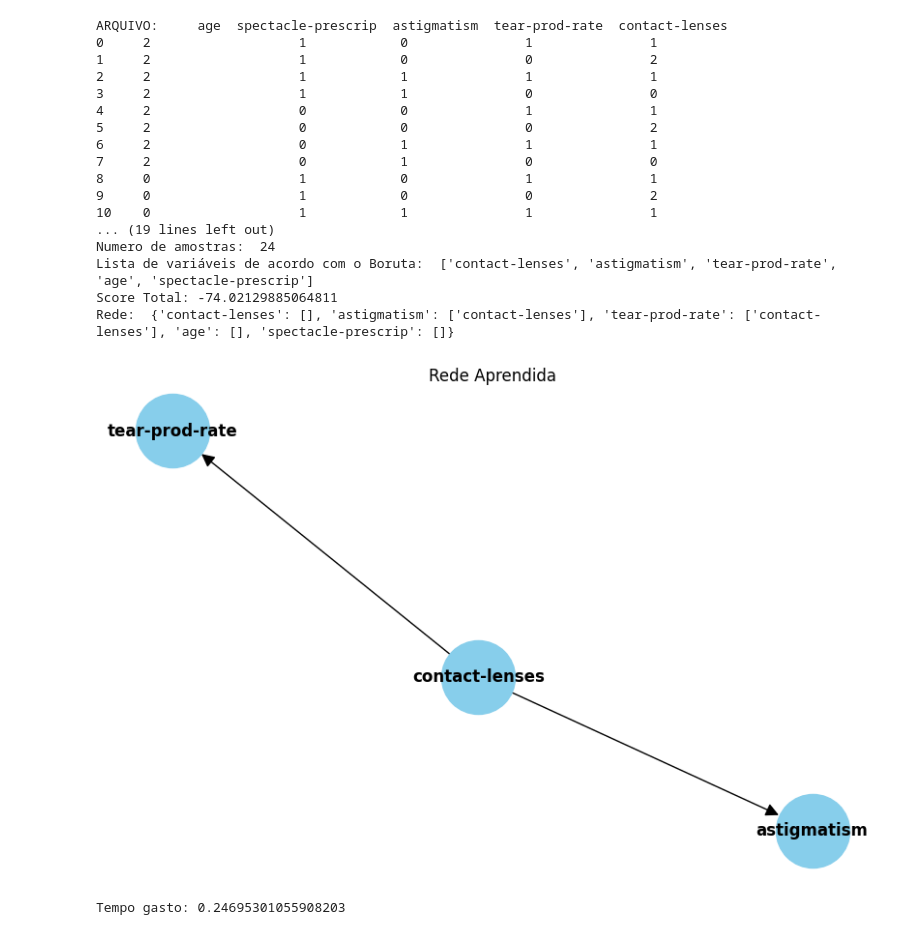
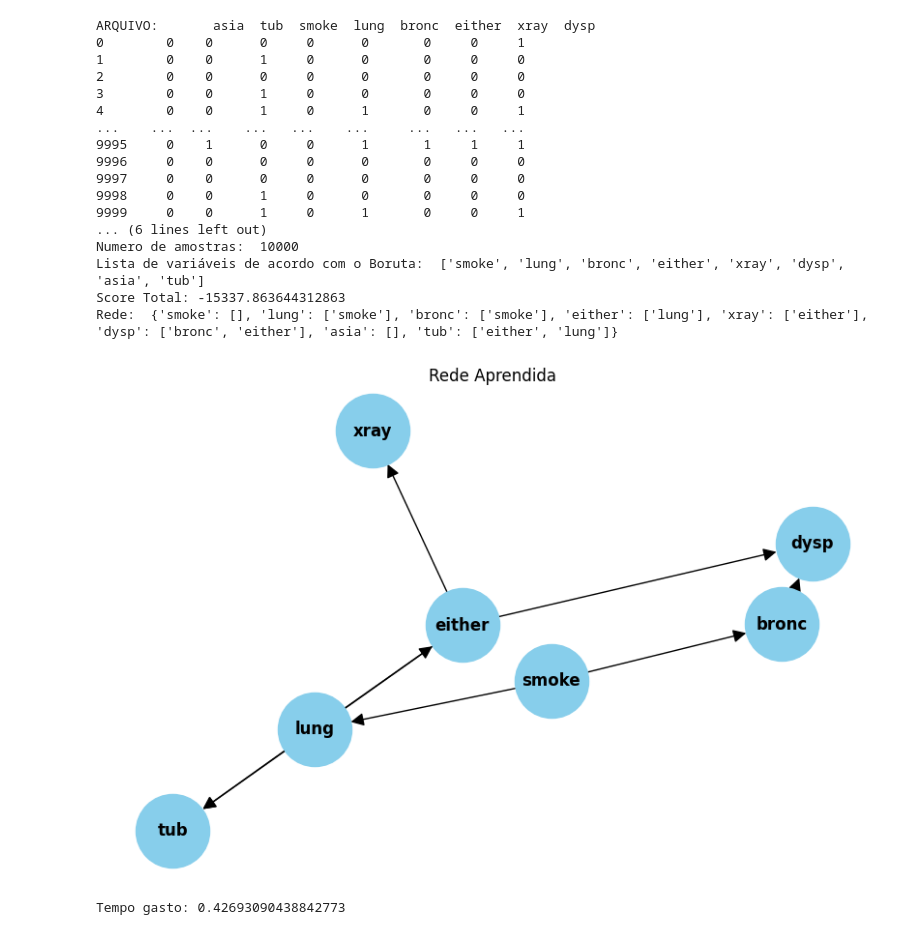
Before and after one commit to PedroMachad02/OrderingVariables, a Jupyter notebook: Arquivos/My programs/K2wBoruta.ipynb, the cells around one changed output. Drawn from its saved outputs; the diff is of its cells as text; code cells hidden in the pictures.

```diff
--- a/Arquivos/My programs/K2wBoruta.ipynb
+++ b/Arquivos/My programs/K2wBoruta.ipynb
@@ -64,8 +64,8 @@ def boruta_feature_ranking(data_path, target_column):
 
 
 # Caminho para o arquivo CSV e o nome da coluna alvo
-data_path = "teste.csv"
-target_column = "contact-lenses"
+data_path = "asia.csv"
+target_column = "smoke"
 
 # Obter todas as características, incluindo a coluna alvo
 all_features = boruta_feature_ranking(data_path, target_column)
@@ -110,6 +103,21 @@ from sklearn.preprocessing import LabelEncoder
 import time
 import networkx as nx
 import matplotlib.pyplot as plt
+
+def load_data(DATA_CSV):
+    D = pd.read_csv('asia.csv')
+    D = D.apply(LabelEncoder().fit_transform)
+
+    V = D.columns
+    N = len(D.index)
+    V_CARD = {v: len(D[v].unique()) for v in V}
+
+
+    print(f'ARQUIVO: {D}')
+    print(f'VARIÁVEIS: {V}')
+    print(f'NÚMERO DE AMOSTRAS: {N}')
+    print(f'MAPEAMENTO DAS VARIÁVEIS COM NÚMEROS DE VALORES ÚNICOS: {V_CARD}')
+    return D, V, N, V_CARD
 
 def predecessors(x, pa, ordering):
     pred = []
@@ -156,49 +164,49 @@ def K2_algorithm(ordering, max_parents, D):
     plt.title("Rede Aprendida")
     plt.show()
 
     return PI, total_score
 
 
 if __name__ == '__main__':
     DATA_CSV = sys.argv[1]
     #k = sys.argv[2]
 
     D, V, N, V_CARD = load_data(DATA_CSV)
     #Para passar as variáveis em ordem, selecionadas pelo Boruta, passamos como parâmetro a all_features
     V = list(all_features)
     print('Numero de variáveiss: ', len(V))
     print('Numero de amostras: ', N)
     print('Lista de variáveis de acordo com o Boruta: ', V)
 
     start_time = time.time()
 
 
     parents = int(len(V)) / 5
     max_parents = {v: parents for v in V}
     ordering = [v for v in V]
 
     PI = K2_algorithm(ordering, max_parents, D)
 
     final_time = time.time() - start_time
 
     print(f'Tempo gasto: {final_time}')
 # %% [output]
-ARQUIVO:     age  spectacle-prescrip  astigmatism  tear-prod-rate  contact-lenses
-0     2                   1            0               1               1
-1     2                   1            0               0               2
-2     2                   1            1               1               1
-3     2                   1            1               0               0
-4     2                   0            0               1               1
-5     2                   0            0               0               2
-6     2                   0            1               1               1
-7     2                   0            1               0               0
-8     0                   1            0               1               1
-9     0                   1            0               0               2
-10    0                   1            1               1               1
-... (19 lines left out)
-Numero de amostras:  24
-Lista de variáveis de acordo com o Boruta:  ['contact-lenses', 'astigmatism', 'tear-prod-rate', 'age', 'spectacle-prescrip']
-Score Total: -74.02129885064811
-Rede:  {'contact-lenses': [], 'astigmatism': ['contact-lenses'], 'tear-prod-rate': ['contact-lenses'], 'age': [], 'spectacle-prescrip': []}
+ARQUIVO:       asia  tub  smoke  lung  bronc  either  xray  dysp
+0        0    0      0     0      0       0     0     1
+1        0    0      1     0      0       0     0     0
+2        0    0      0     0      0       0     0     0
+3        0    0      1     0      0       0     0     0
+4        0    0      1     0      1       0     0     1
+...    ...  ...    ...   ...    ...     ...   ...   ...
+9995     0    1      0     0      1       1     1     1
+9996     0    0      0     0      0       0     0     0
+9997     0    0      0     0      0       0     0     0
+9998     0    0      1     0      0       0     0     0
+9999     0    0      1     0      1       0     0     1
+... (6 lines left out)
+Numero de amostras:  10000
+Lista de variáveis de acordo com o Boruta:  ['smoke', 'lung', 'bronc', 'either', 'xray', 'dysp', 'asia', 'tub']
+Score Total: -15337.863644312863
+Rede:  {'smoke': [], 'lung': ['smoke'], 'bronc': ['smoke'], 'either': ['lung'], 'xray': ['either'], 'dysp': ['bronc', 'either'], 'asia': [], 'tub': ['either', 'lung']}
-[figure, old version]
+[figure, new version]
-Tempo gasto: 0.24695301055908203
+Tempo gasto: 0.42693090438842773
```
Also changed, not shown: parts of 1 cell of this notebook.
